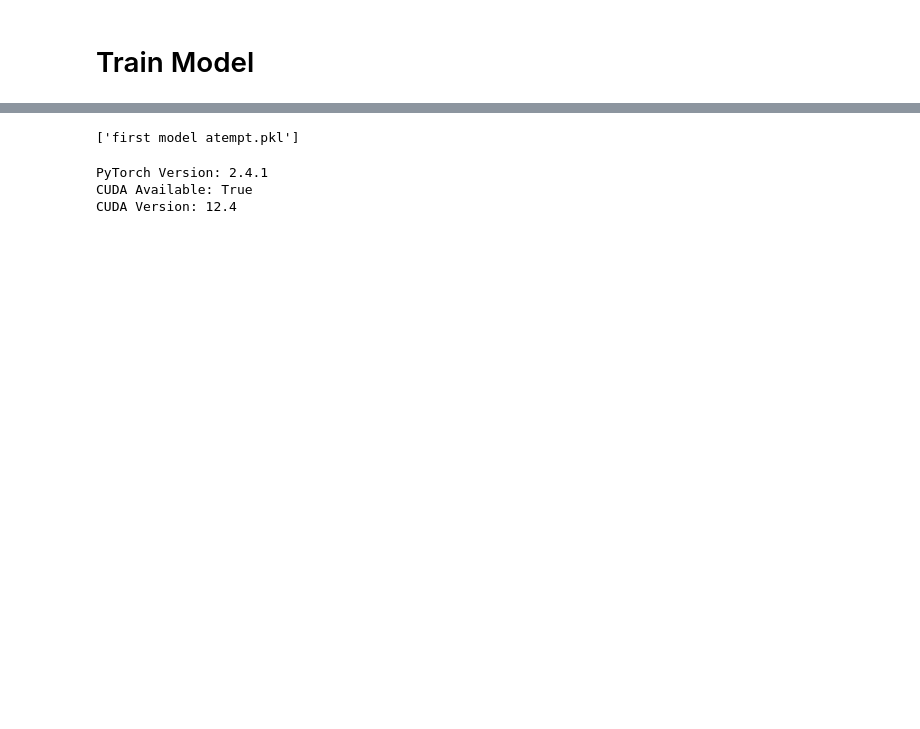
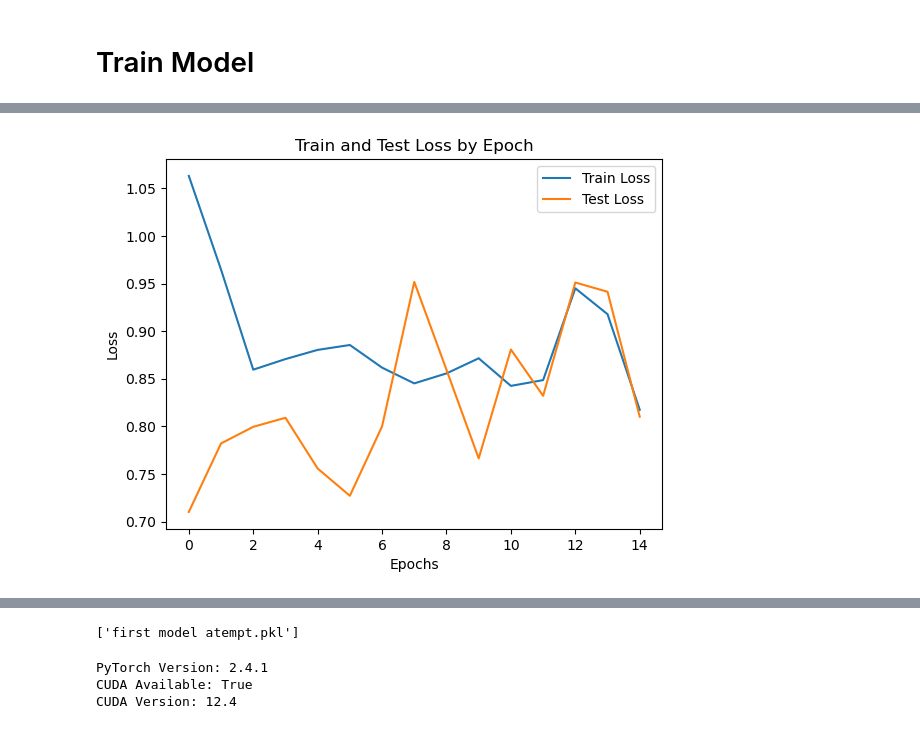
Before and after one commit to jnicolow/RNN_binary_sentiment_prediction, a Jupyter notebook: train_RNN.ipynb, the cells around one changed output, grey strips where cells are left out. Saved outputs shown, nothing was run; the diff lists cells and outputs as text; code cells hidden in the pictures; blank space fills up the shorter version.

```diff
--- a/train_RNN.ipynb
+++ b/train_RNN.ipynb
@@ -66 +116,30 @@ dataloader = DataLoader(dataset, batch_size=32, shuffle=True, collate_fn=collate
+# %%
+import torch
+import torch.nn as nn
+
+class RNNModel(nn.Module):
+    def __init__(self, vocab_size, embed_size, hidden_size, output_size):
+        super(RNNModel, self).__init__()
+        self.embedding = nn.Embedding(vocab_size, embed_size) # create embedding for sequence
+        self.rnn = nn.RNN(embed_size, hidden_size, batch_first=True)
+        self.fc = nn.Linear(hidden_size, output_size) # classification head
+
+    def forward(self, x):
+        embedded = self.embedding(x)
+        output, hidden = self.rnn(embedded)
+        out = self.fc(hidden[-1])
+        return out
+
+class LSTMModel(nn.Module):
+    def __init__(self, vocab_size, embed_size, hidden_size, output_size):
+        super(LSTMModel, self).__init__()
+        self.embedding = nn.Embedding(vocab_size, embed_size)  # embedd input sequence
+        self.lstm = nn.LSTM(embed_size, hidden_size, batch_first=True)
+        self.fc = nn.Linear(hidden_size, output_size)  # classification head
+
+    def forward(self, x):
+        embedded = self.embedding(x)
+        output, (hidden, cell) = self.lstm(embedded)
+        out = self.fc(hidden[-1])
+        return out
 # %%
@@ -126,0 +215,10 @@ Epoch 10, Loss0.6987650990486145
+# %%
+plt.plot(train_losses, label='Train Loss')
+plt.plot(test_losses, label='Test Loss')
+plt.xlabel('Epochs')
+plt.ylabel('Loss')
+plt.title('Train and Test Loss by Epoch')
+plt.legend()
+plt.show()
+# %% [output]
+[figure, added]
```
Also changed, not shown: parts of 8 cells of this notebook, 3 other files.
